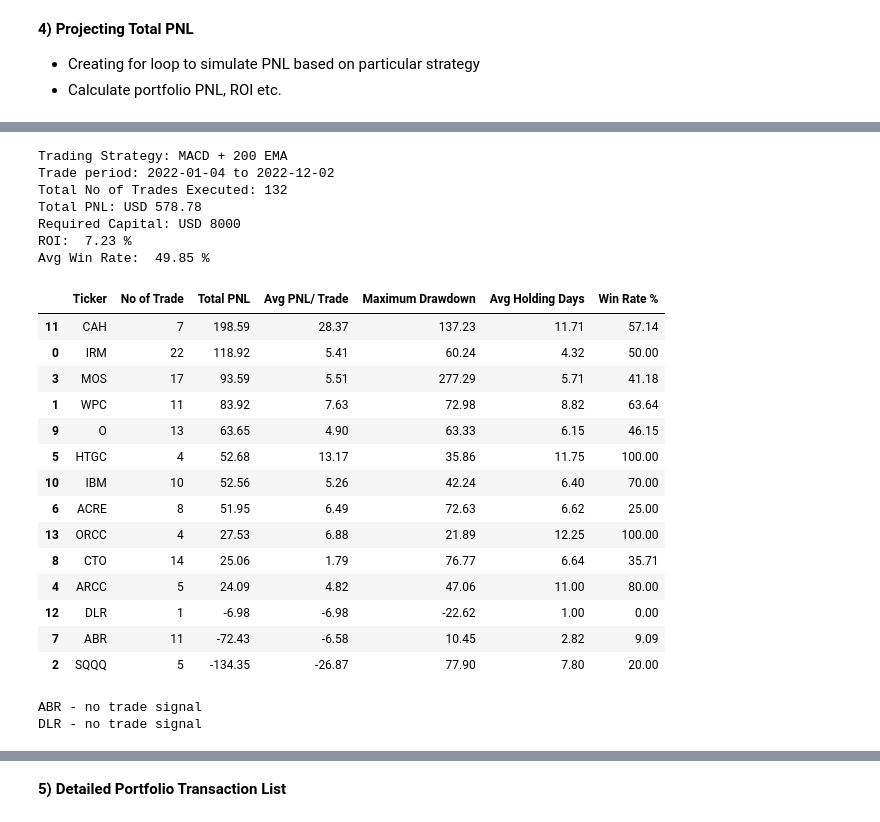
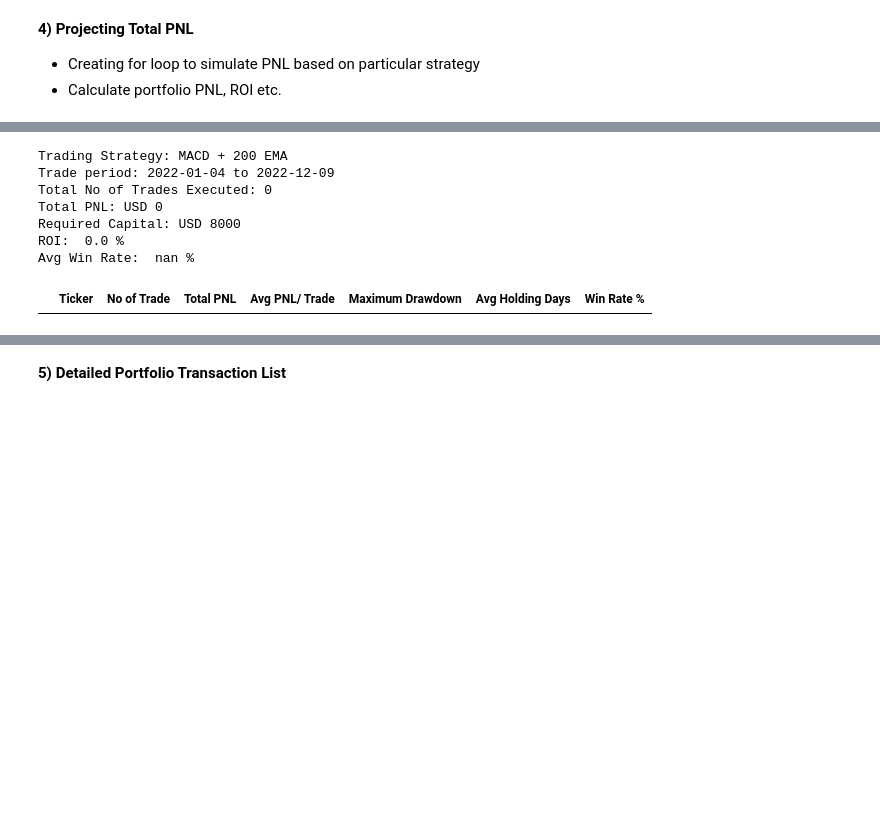
Before and after one commit to jade-lam/AlgorithmicTrading, a Jupyter notebook: US Stocks - Backtesting & PNL Calculation.ipynb, the cells around one changed output, grey strips where cells are left out. Drawn from its saved outputs; the diff is of its cells as text; code cells hidden in the pictures; blank space fills up the shorter version.

```diff
--- a/US Stocks - Backtesting & PNL Calculation.ipynb
+++ b/US Stocks - Backtesting & PNL Calculation.ipynb
@@ -736,4 +736,6 @@ for df in df_list:
     bbadxrsi_result_df = pd.DataFrame(bbadxrsi_result_list)
     bbadxrsi_result_df.columns = ['Ticker', 'No of Trade', 'Total PNL', 'Avg PNL/ Trade', 'Maximum Drawdown', 'Avg Holding Days', 'Win Rate %']
   except:
-    print(df_name, '- no trade signal')
+    test_result_null = bbadxrsi_result_list.append([df_name, 0, 0, 0, 0, 0, 0])
+    bbadxrsi_result_df = pd.DataFrame(bbadxrsi_result_list)
+    bbadxrsi_result_df.columns = ['Ticker', 'No of Trade', 'Total PNL', 'Avg PNL/ Trade', 'Maximum Drawdown', 'Avg Holding Days', 'Win Rate %']
@@ -789,7 +783,9 @@ for df in df_list:
     bbmacd_result_df = pd.DataFrame(bbmacd_result_list)
     bbmacd_result_df.columns = ['Ticker', 'No of Trade', 'Total PNL', 'Avg PNL/ Trade', 'Maximum Drawdown', 'Avg Holding Days', 'Win Rate %']
   except:
-    print(df_name, '- no trade signal')
+    test_result_null = bbmacd_result_list.append([df_name, 0, 0, 0, 0, 0, 0])
+    bbmacd_result_df = pd.DataFrame(bbmacd_result_list)
+    bbmacd_result_df.columns = ['Ticker', 'No of Trade', 'Total PNL', 'Avg PNL/ Trade', 'Maximum Drawdown', 'Avg Holding Days', 'Win Rate %']
 # %%
 # PNL for Bollinger Bands + MACD Strategy
 
@@ -841,4 +837,6 @@ for df in df_list:
     macdema_result_df = pd.DataFrame(macdema_result_list)
     macdema_result_df.columns = ['Ticker', 'No of Trade', 'Total PNL', 'Avg PNL/ Trade', 'Maximum Drawdown', 'Avg Holding Days', 'Win Rate %']
   except:
-    print(df_name, '- no trade signal')
+    test_result_null = macdema_result_list.append([df_name, 0, 0, 0, 0, 0, 0])
+    macdema_result_df = pd.DataFrame(macdema_result_list)
+    macdema_result_df.columns = ['Ticker', 'No of Trade', 'Total PNL', 'Avg PNL/ Trade', 'Maximum Drawdown', 'Avg Holding Days', 'Win Rate %']
@@ -861,41 +843,27 @@ ORCC - no trade signal
 # %%
 # PNL for MACD EMA Strategy
 
 measure_date = df_list[1].loc[1, 'Date']
 end_date = df_list[1].loc[df.index[-1], 'Date']
 print('Trading Strategy: MACD + 200 EMA')
 print('Trade period:', (measure_date.strftime('%Y-%m-%d')), 'to', end_date.strftime('%Y-%m-%d'))
 ROI = ((macdema_result_df['Total PNL'].sum()/ initial_capital)*100).round(2)
 MDD = macdema_result_df['Maximum Drawdown'].mean().round(2)
 print('Total No of Trades Executed:', (macdema_result_df['No of Trade'].sum()))
 print('Total PNL: USD', macdema_result_df['Total PNL'].sum().round(2))
 print('Required Capital: USD', initial_capital)
 print('ROI: ', ROI, '%')
-print('Avg Win Rate: ', macdema_result_df['Win Rate %'].mean().round(2), '%')
-macdema_result_df.sort_values(by=['Total PNL', 'Avg PNL/ Trade'], ascending=False)
+print('Avg Win Rate: ', round(macdema_result_df[macdema_result_df['No of Trade'] > 0]['Win Rate %'].mean(), 2), '%')
+macdema_result_df[macdema_result_df['No of Trade'] > 0].sort_values(by=['Total PNL', 'Avg PNL/ Trade'], ascending=False)
 # %% [output]
 Trading Strategy: MACD + 200 EMA
-Trade period: 2022-01-04 to 2022-12-02
-Total No of Trades Executed: 132
-Total PNL: USD 578.78
+Trade period: 2022-01-04 to 2022-12-09
+Total No of Trades Executed: 0
+Total PNL: USD 0
 Required Capital: USD 8000
-ROI:  7.23 %
-Avg Win Rate:  49.85 %
+ROI:  0.0 %
+Avg Win Rate:  nan %
 |  | Ticker | No of Trade | Total PNL | Avg PNL/ Trade | Maximum Drawdown | Avg Holding Days | Win Rate % |
-| 11 | CAH | 7 | 198.59 | 28.37 | 137.23 | 11.71 | 57.14 |
-| 0 | IRM | 22 | 118.92 | 5.41 | 60.24 | 4.32 | 50.00 |
-| 3 | MOS | 17 | 93.59 | 5.51 | 277.29 | 5.71 | 41.18 |
-| 1 | WPC | 11 | 83.92 | 7.63 | 72.98 | 8.82 | 63.64 |
-| 9 | O | 13 | 63.65 | 4.90 | 63.33 | 6.15 | 46.15 |
-| 5 | HTGC | 4 | 52.68 | 13.17 | 35.86 | 11.75 | 100.00 |
-| 10 | IBM | 10 | 52.56 | 5.26 | 42.24 | 6.40 | 70.00 |
-| 6 | ACRE | 8 | 51.95 | 6.49 | 72.63 | 6.62 | 25.00 |
-| 13 | ORCC | 4 | 27.53 | 6.88 | 21.89 | 12.25 | 100.00 |
-| 8 | CTO | 14 | 25.06 | 1.79 | 76.77 | 6.64 | 35.71 |
-| 4 | ARCC | 5 | 24.09 | 4.82 | 47.06 | 11.00 | 80.00 |
-| 12 | DLR | 1 | -6.98 | -6.98 | -22.62 | 1.00 | 0.00 |
-| 7 | ABR | 11 | -72.43 | -6.58 | 10.45 | 2.82 | 9.09 |
-| 2 | SQQQ | 5 | -134.35 | -26.87 | 77.90 | 7.80 | 20.00 |
 # %%
 stochema_result_list = []
 
@@ -908,10 +876,9 @@ for df in df_list:
     stochema_result_df = pd.DataFrame(stochema_result_list)
     stochema_result_df.columns = ['Ticker', 'No of Trade', 'Total PNL', 'Avg PNL/ Trade', 'Maximum Drawdown', 'Avg Holding Days', 'Win Rate %']
   except:
-    print(df_name, '- no trade signal')
+    test_result_null = stochema_result_list.append([df_name, 0, 0, 0, 0, 0, 0])
+    stochema_result_df = pd.DataFrame(stochema_result_list)
+    stochema_result_df.columns = ['Ticker', 'No of Trade', 'Total PNL', 'Avg PNL/ Trade', 'Maximum Drawdown', 'Avg Holding Days', 'Win Rate %']
-# %% [output]
-ABR - no trade signal
-DLR - no trade signal
 # %%
 # PNL for Stochasti Strategy
 
```
Also changed, not shown: parts of 9 cells of this notebook.
